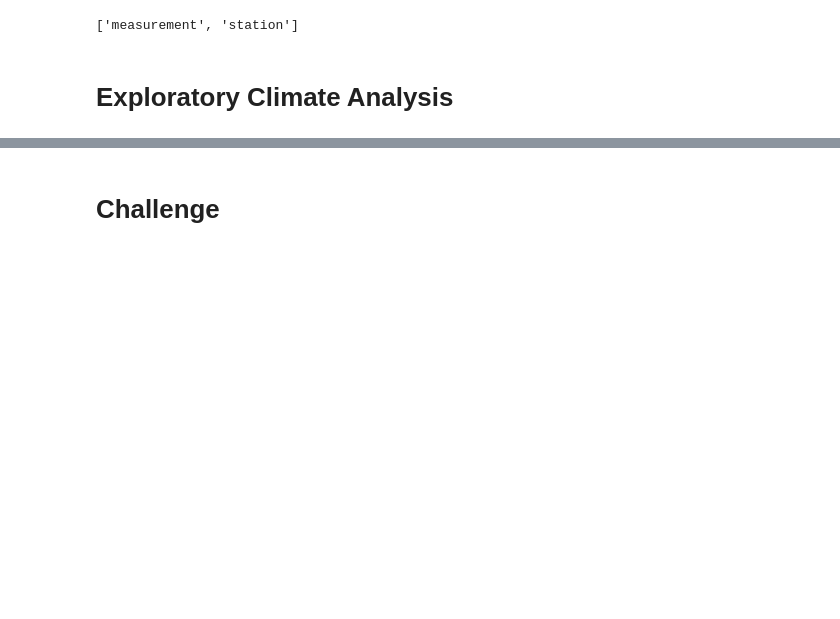
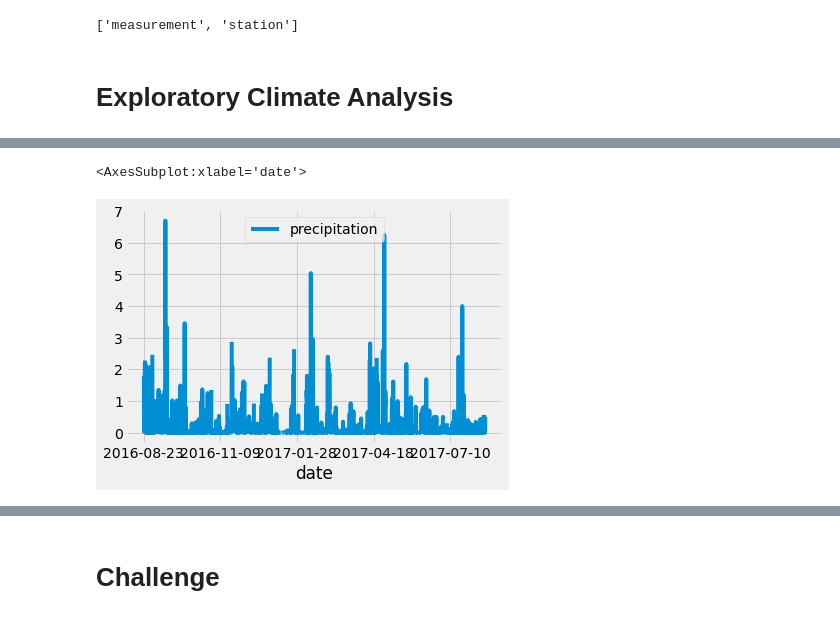
Before and after one commit to karinacaceres28/surfs_up, a Jupyter notebook: climate_analysis.ipynb, the cells around one changed output, grey strips where cells are left out. Saved outputs shown, nothing was run; the diff lists cells and outputs as text; code cells hidden in the pictures; blank space fills up the shorter version.

```diff
--- a/climate_analysis.ipynb
+++ b/climate_analysis.ipynb
@@ -56,0 +84,4 @@ session = Session(engine)
+# %%
+# ((9.2.3)) sorting by date
+percipitation_df = df.sort_index()
+print(percipitation_df.to_string(index=False))
@@ -57 +106,7 @@ session = Session(engine)
+# %%
+# Use Pandas Plotting with Matplotlib to plot the data
+percipitation_df.plot()
+# %% [output]
+<AxesSubplot:xlabel='date'>
+[figure, added]
 # %%
```
Also changed, not shown: parts of 7 cells of this notebook.
